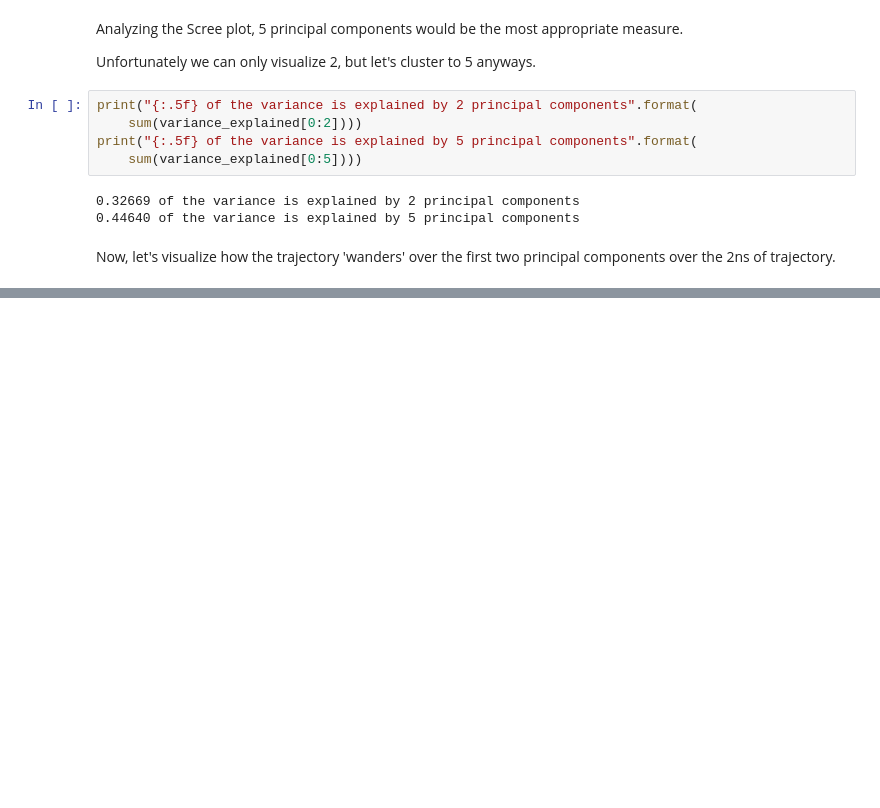
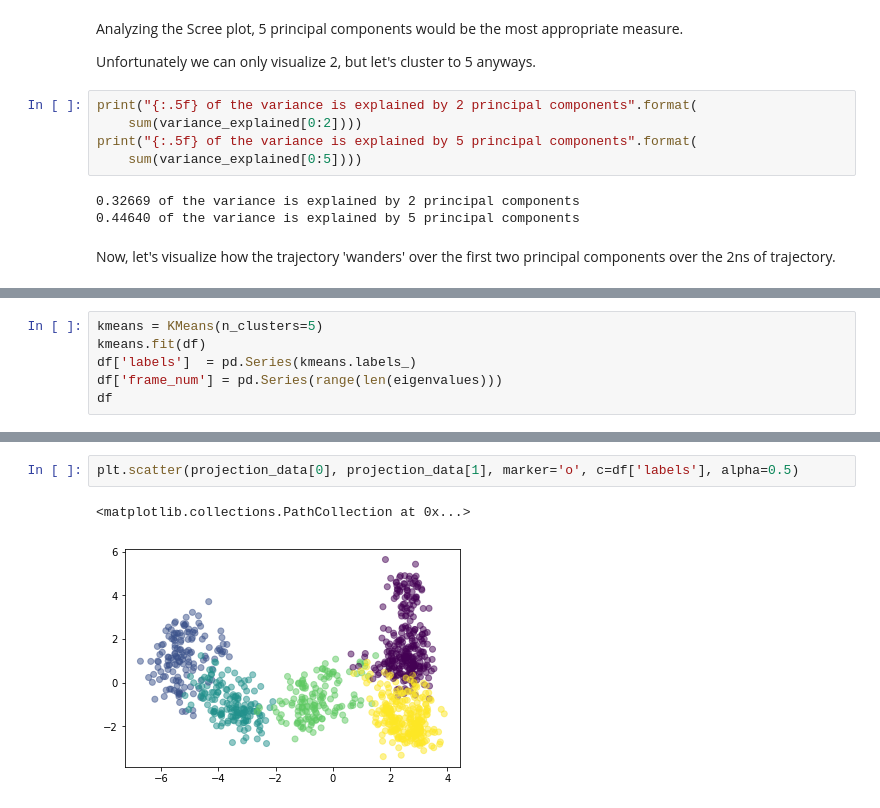
Before and after one commit to lacoperon/MDTrajectoryAnalysis, a Jupyter notebook: MDTrajClustering.ipynb, the cells around one changed output, grey strips where cells are left out. Saved outputs shown, nothing was run; the diff lists cells and outputs as text; blank space fills up the shorter version.

```diff
--- a/MDTrajClustering.ipynb
+++ b/MDTrajClustering.ipynb
@@ -106,0 +112,6 @@ plt.title('Elbow curve')
+# %%
+kmeans = KMeans(n_clusters=5)
+kmeans.fit(df)
+df['labels']  = pd.Series(kmeans.labels_)
+df['frame_num'] = pd.Series(range(len(eigenvalues)))
+df
@@ -106,0 +137,5 @@ plt.title('Elbow curve')
+# %%
+plt.scatter(projection_data[0], projection_data[1], marker='o', c=df['labels'], alpha=0.5)
+# %% [output]
+<matplotlib.collections.PathCollection at 0x...>
+[figure, added]
```
Also changed, not shown: parts of 10 cells of this notebook.
